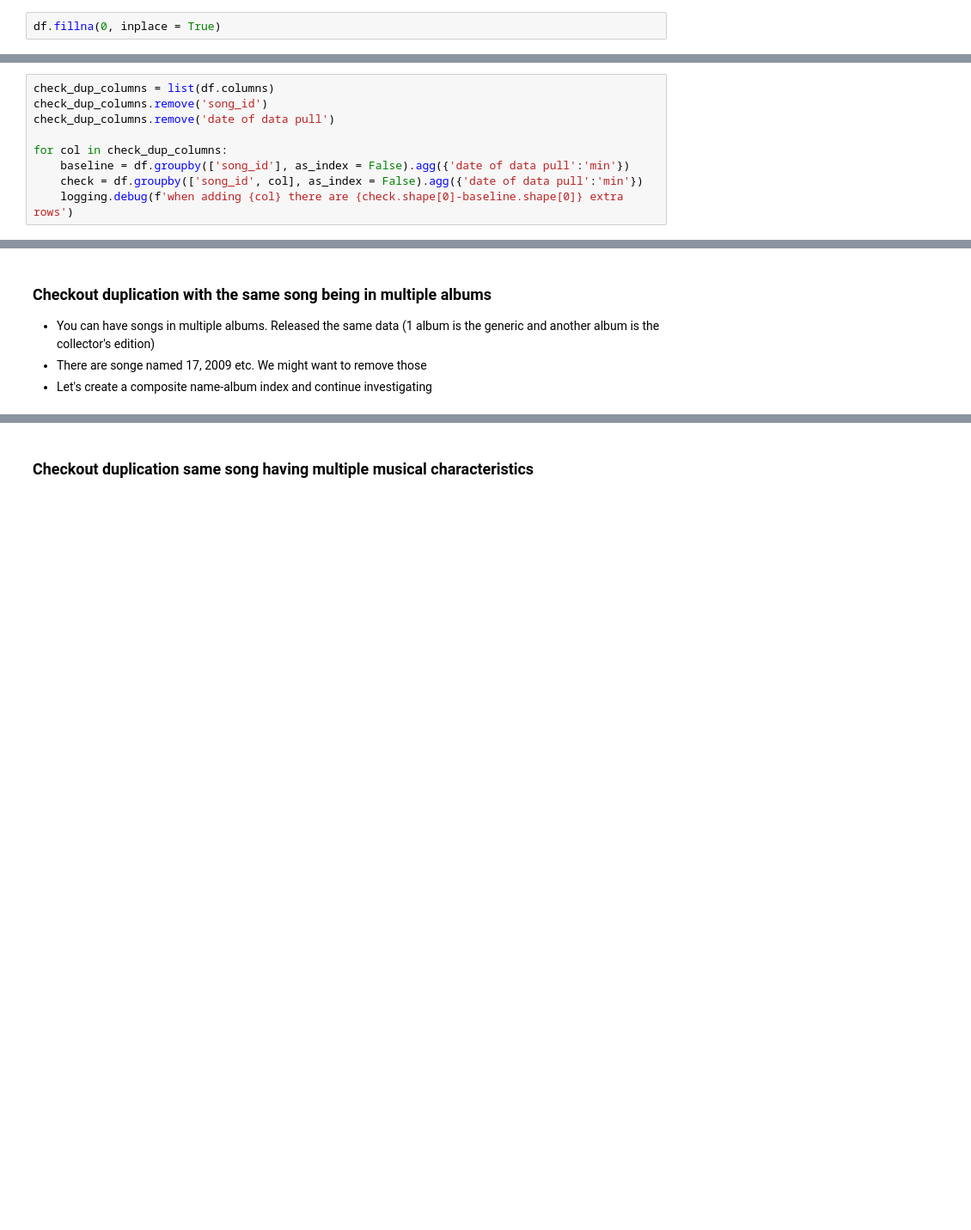
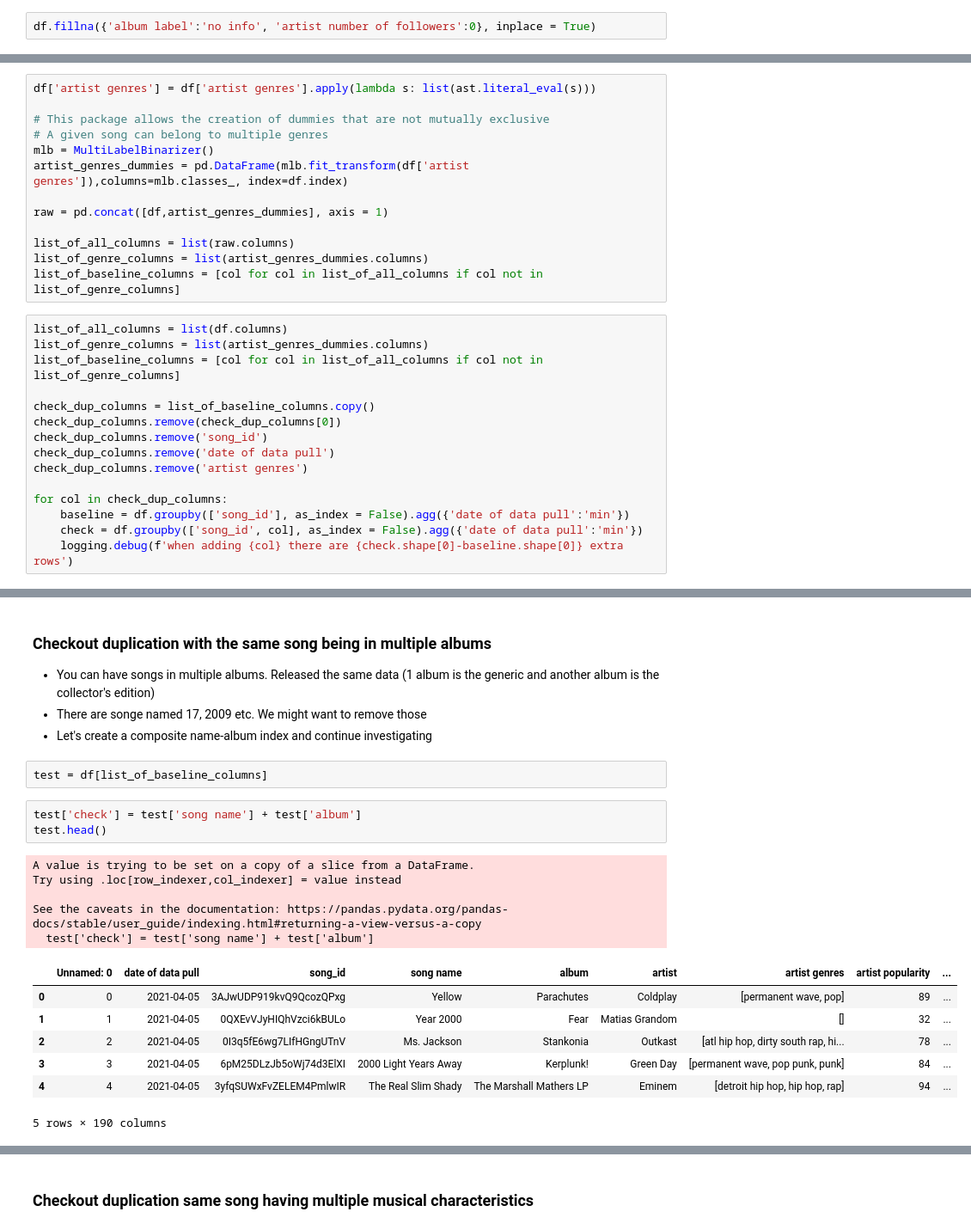
Before and after one commit to ioannisloukakisibm/Springboard-DE-Track, a Jupyter notebook: capstone/EDA Spotify.ipynb, the cells around one changed output, grey strips where cells are left out. Shown at 86% size. Cells and saved outputs as stored; diff of their text form; blank space fills up the shorter version.

```diff
--- a/capstone/EDA Spotify.ipynb
+++ b/capstone/EDA Spotify.ipynb
@@ -44,2 +42,2 @@ miss.head(50)
 # %%
-df.fillna(0, inplace = True)
+df.fillna({'album label':'no info', 'artist number of followers':0}, inplace = True)
@@ -46,7 +50,26 @@ df.fillna(0, inplace = True)
+# %%
+df['artist genres'] = df['artist genres'].apply(lambda s: list(ast.literal_eval(s)))
+
+# This package allows the creation of dummies that are not mutually exclusive
+# A given song can belong to multiple genres
+mlb = MultiLabelBinarizer()
+artist_genres_dummies = pd.DataFrame(mlb.fit_transform(df['artist genres']),columns=mlb.classes_, index=df.index)
+
+raw = pd.concat([df,artist_genres_dummies], axis = 1)
+
+list_of_all_columns = list(raw.columns)
+list_of_genre_columns = list(artist_genres_dummies.columns)
+list_of_baseline_columns = [col for col in list_of_all_columns if col not in list_of_genre_columns]
 # %%
-check_dup_columns = list(df.columns)
+list_of_all_columns = list(df.columns)
+list_of_genre_columns = list(artist_genres_dummies.columns)
+list_of_baseline_columns = [col for col in list_of_all_columns if col not in list_of_genre_columns]
+
+check_dup_columns = list_of_baseline_columns.copy()
+check_dup_columns.remove(check_dup_columns[0])
 check_dup_columns.remove('song_id')
 check_dup_columns.remove('date of data pull')
+check_dup_columns.remove('artist genres')
 
 for col in check_dup_columns:
     baseline = df.groupby(['song_id'], as_index = False).agg({'date of data pull':'min'})
@@ -75,4 +98,22 @@ DEBUG:root:when adding terrorcore there are 0 extra rows
 - You can have songs in multiple albums. Released the same data (1 album is the generic and another album is the collector's edition)
 - There are songe named 17, 2009 etc. We might want to remove those
 - Let's create a composite name-album index and continue investigating
+# %%
+test = df[list_of_baseline_columns]
+# %%
+test['check'] = test['song name'] + test['album']
+test.head()
+# %% [output]
+A value is trying to be set on a copy of a slice from a DataFrame.
+Try using .loc[row_indexer,col_indexer] = value instead
+
+See the caveats in the documentation: https://pandas.pydata.org/pandas-docs/stable/user_guide/indexing.html#returning-a-view-versus-a-copy
+  test['check'] = test['song name'] + test['album']
+|  | Unnamed: 0 | date of data pull | song_id | song name | album | artist | artist genres | artist popularity | ... |
+| 0 | 0 | 2021-04-05 | 3AJwUDP919kvQ9QcozQPxg | Yellow | Parachutes | Coldplay | [permanent wave, pop] | 89 | ... |
+| 1 | 1 | 2021-04-05 | 0QXEvVJyHIQhVzci6kBULo | Year 2000 | Fear | Matias Grandom | [] | 32 | ... |
+| 2 | 2 | 2021-04-05 | 0I3q5fE6wg7LIfHGngUTnV | Ms. Jackson | Stankonia | Outkast | [atl hip hop, dirty south rap, hi... | 78 | ... |
+| 3 | 3 | 2021-04-05 | 6pM25DLzJb5oWj74d3ElXI | 2000 Light Years Away | Kerplunk! | Green Day | [permanent wave, pop punk, punk] | 84 | ... |
+| 4 | 4 | 2021-04-05 | 3yfqSUWxFvZELEM4PmlwIR | The Real Slim Shady | The Marshall Mathers LP | Eminem | [detroit hip hop, hip hop, rap] | 94 | ... |
+5 rows × 190 columns
 # %%
```
Also changed, not shown: parts of 19 cells of this notebook, 7 other files.
